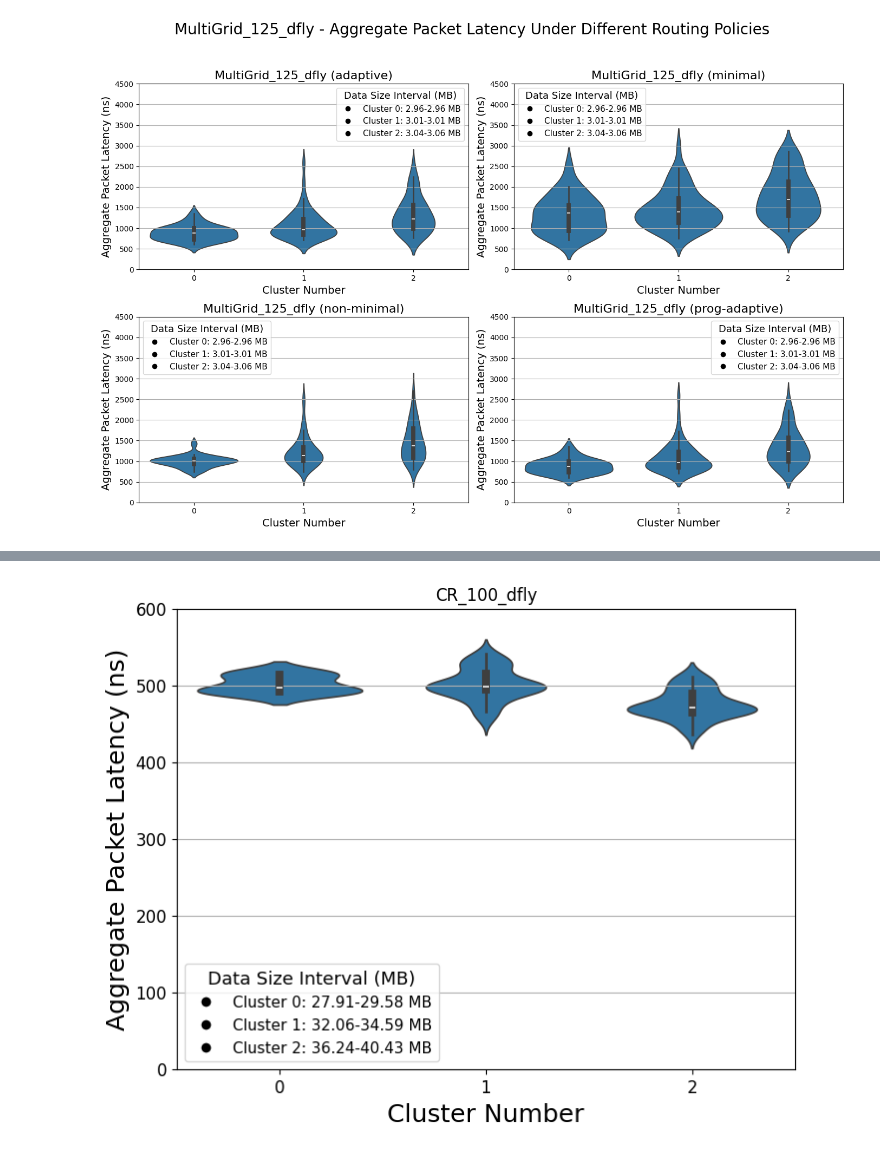
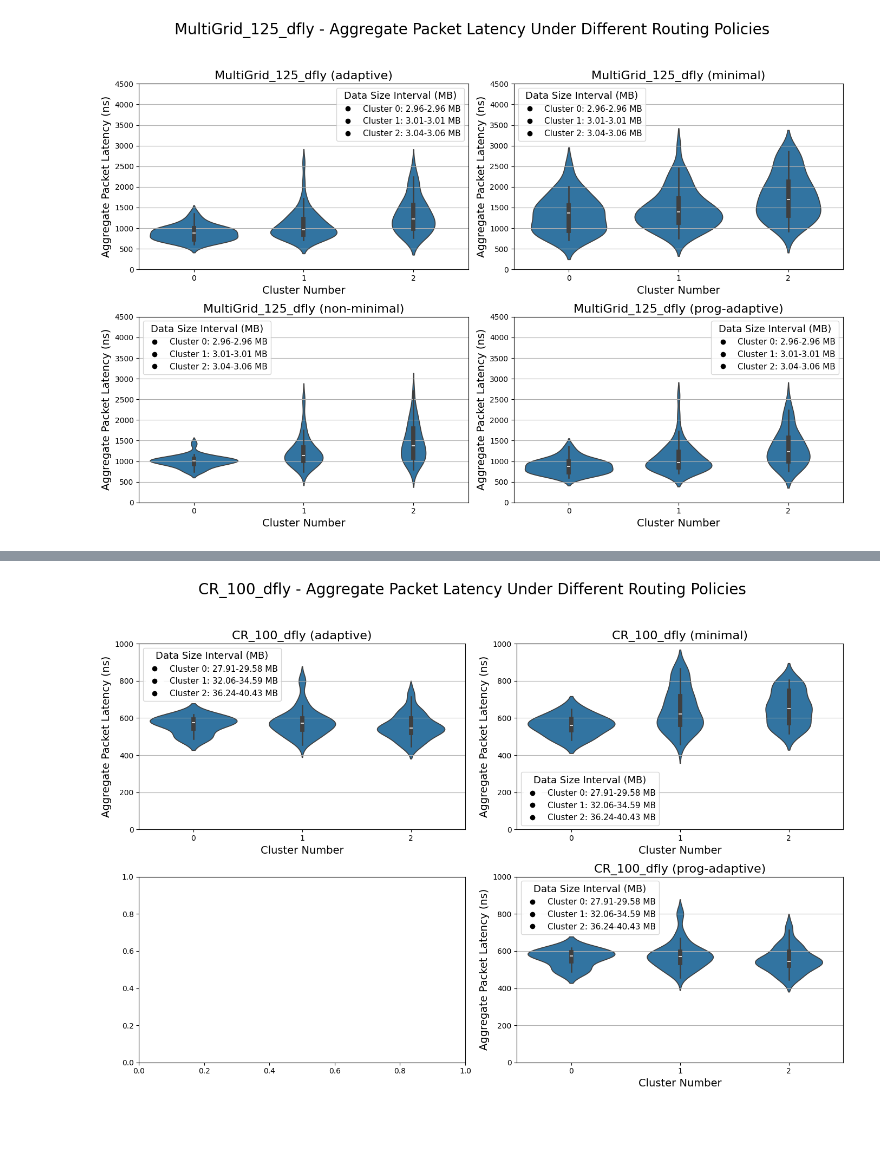
Before and after one commit to zzheng33/cs550, a Jupyter notebook: run/plot.ipynb, the cells around one changed output, grey strips where cells are left out. Drawn from its saved outputs; the diff is of its cells as text; code cells hidden in the pictures; blank space fills up the shorter version.

```diff
--- a/run/plot.ipynb
+++ b/run/plot.ipynb
@@ -117,4 +111,4 @@ dataSize_packetLatency("./arxiv/MultiGrid_1000_dfly/dragonfly-msg-stats",4500)
 # %%
-dataSize_packetLatency("./arxiv/CR_100_dfly//dragonfly-msg-stats",600)
+dataSize_packetLatency("CR_100_dfly",1000)
 # %% [output]
-[figure, old version]
+[figure, new version]
```
Also changed, not shown: parts of 3 cells of this notebook, 10 other files.
